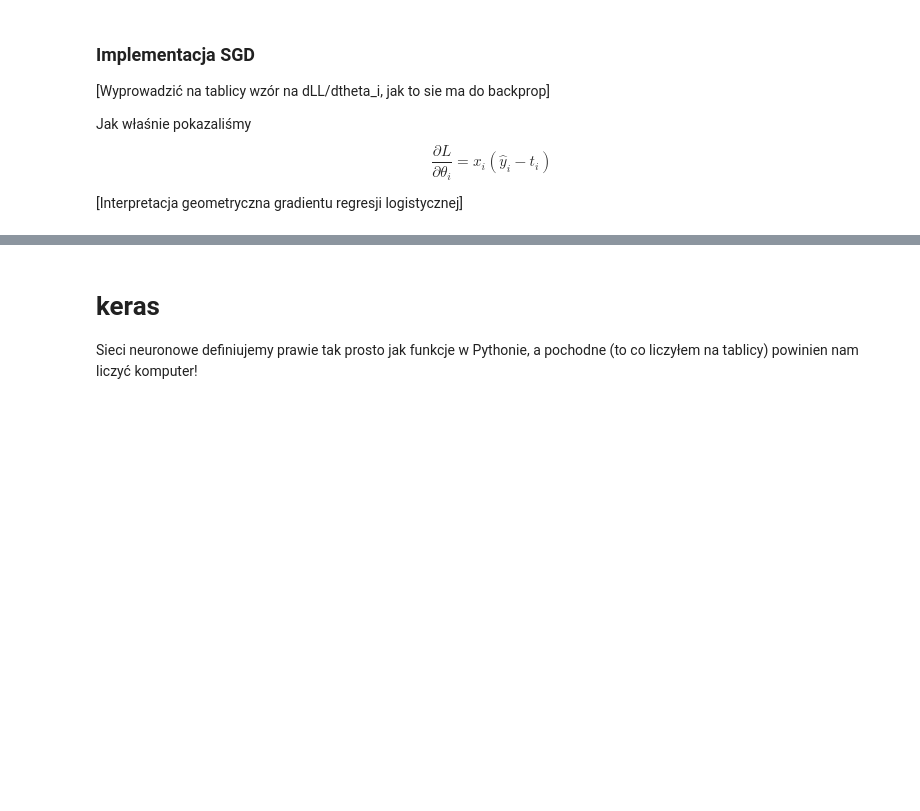
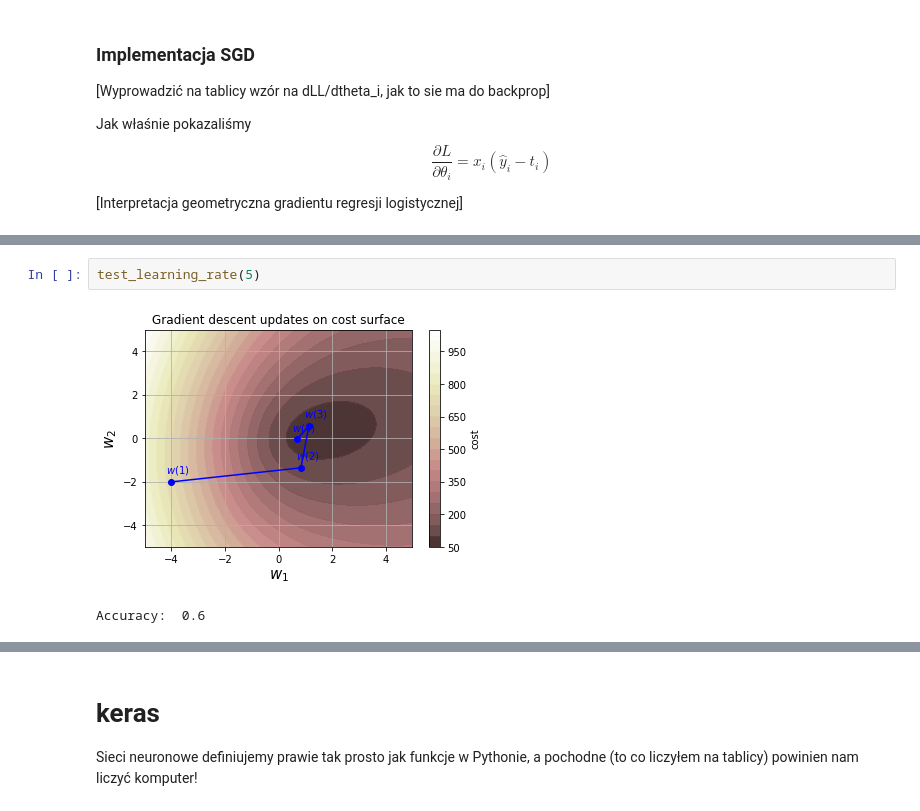
Before and after one commit to mjoniak/machine-learning, a Jupyter notebook: L9.ipynb, the cells around one changed output, grey strips where cells are left out. Drawn from its saved outputs; the diff is of its cells as text; blank space fills up the shorter version.

```diff
--- a/L9.ipynb
+++ b/L9.ipynb
@@ -239,0 +252,5 @@ NameError: name 'w_iter' is not defined
+# %%
+test_learning_rate(5)
+# %% [output]
+[figure, added]
+Accuracy:  0.6
```
Also changed, not shown: parts of 22 cells of this notebook.
